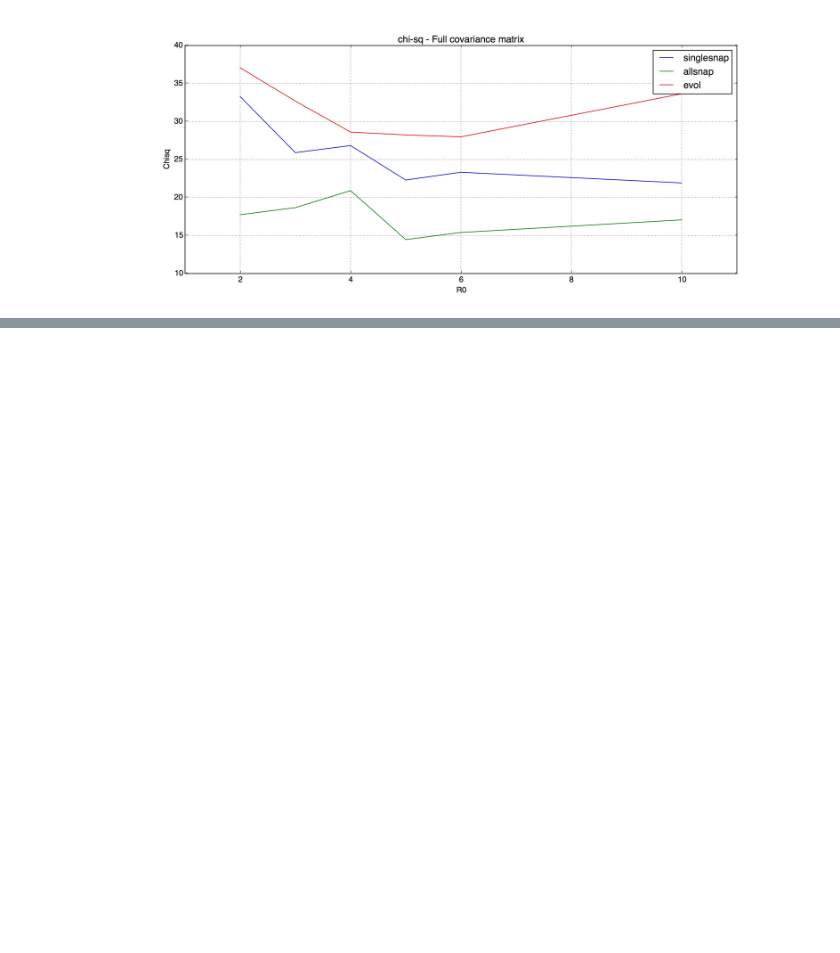
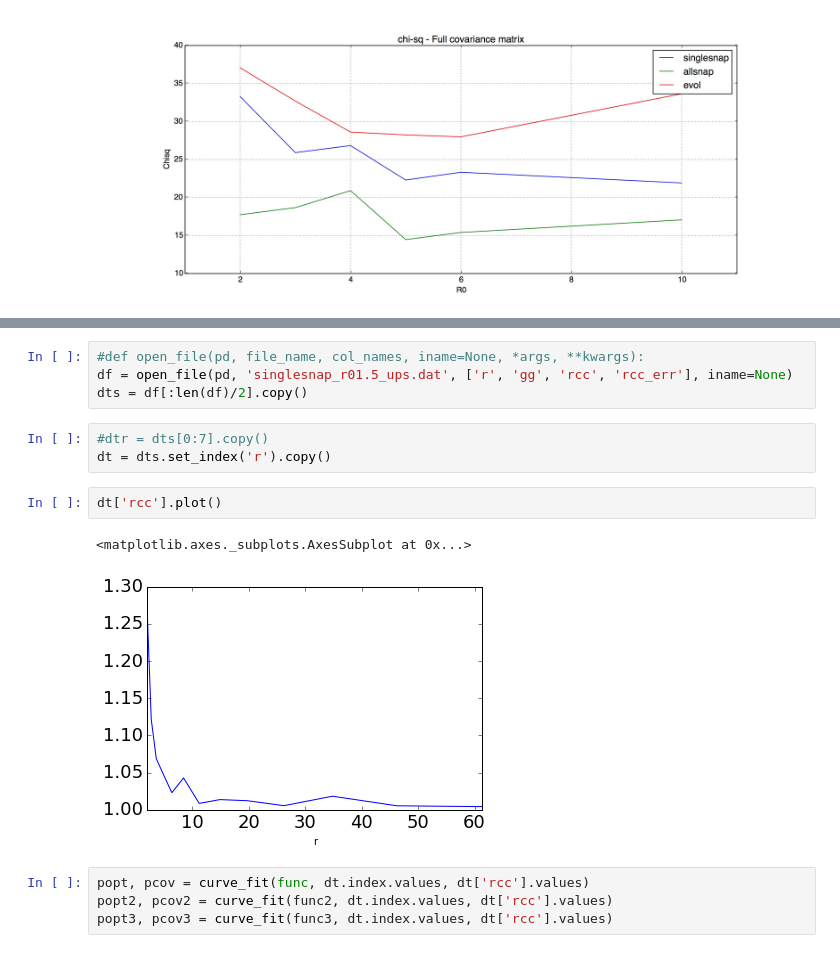
Before and after one commit to ja-vazquez/Upsilon, a Jupyter notebook: Upsilon_plots.ipynb, the cells around one changed output, grey strips where cells are left out. Drawn from its saved outputs; the diff is of its cells as text; blank space fills up the shorter version.

```diff
--- a/Upsilon_plots.ipynb
+++ b/Upsilon_plots.ipynb
@@ -421,0 +466,16 @@ display(Image(filename='run_files/chisq.jpg'))
+# %%
+#def open_file(pd, file_name, col_names, iname=None, *args, **kwargs):
+df = open_file(pd, 'singlesnap_r01.5_ups.dat', ['r', 'gg', 'rcc', 'rcc_err'], iname=None)
+dts = df[:len(df)/2].copy()
+# %%
+#dtr = dts[0:7].copy()
+dt = dts.set_index('r').copy()
+# %%
+dt['rcc'].plot()
+# %% [output]
+<matplotlib.axes._subplots.AxesSubplot at 0x...>
+[figure, added]
+# %%
+popt, pcov = curve_fit(func, dt.index.values, dt['rcc'].values)
+popt2, pcov2 = curve_fit(func2, dt.index.values, dt['rcc'].values)
+popt3, pcov3 = curve_fit(func3, dt.index.values, dt['rcc'].values)
```
Also changed, not shown: parts of 13 cells of this notebook.
